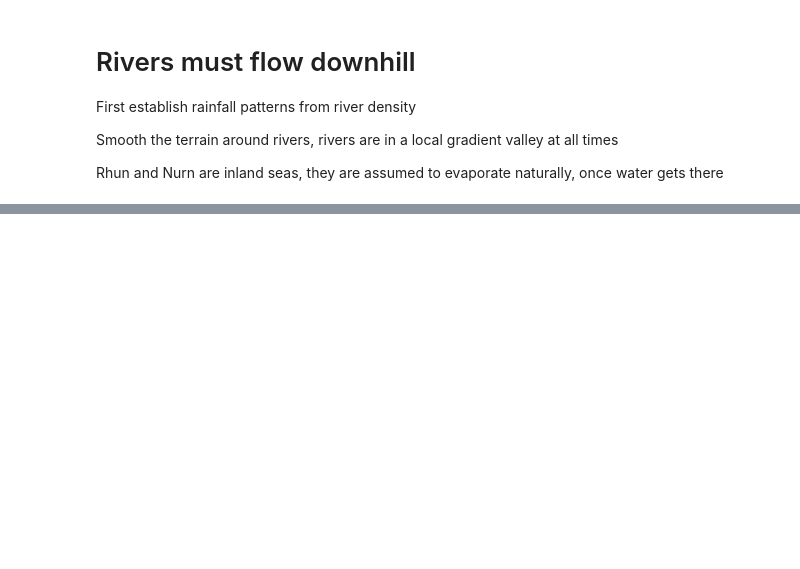
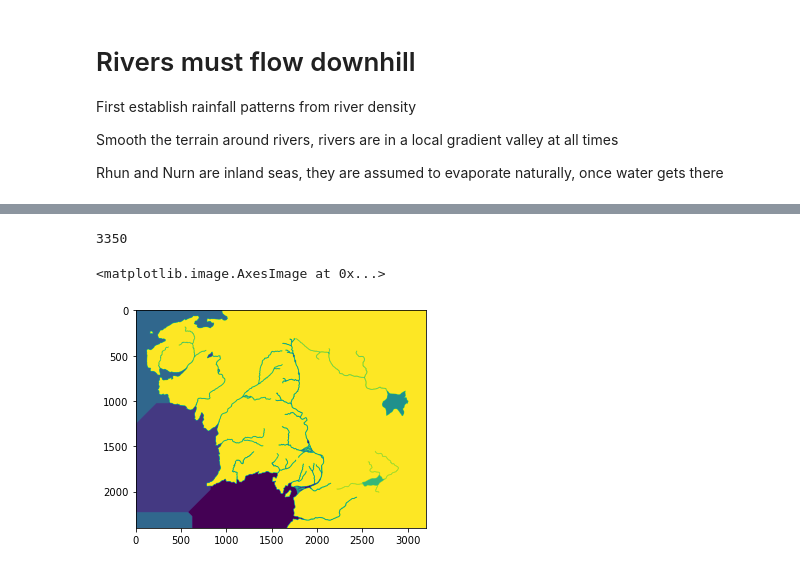
Before and after one commit to vargatn/popdyn_alpha, a Jupyter notebook: notebooks/Rainfall_and_rivers.ipynb, the cells around one changed output, grey strips where cells are left out. Saved outputs shown, nothing was run; the diff lists cells and outputs as text; code cells hidden in the pictures; blank space fills up the shorter version.

```diff
--- a/notebooks/Rainfall_and_rivers.ipynb
+++ b/notebooks/Rainfall_and_rivers.ipynb
@@ -73,0 +101,41 @@ Rhun and Nurn are inland seas, they are assumed to evaporate naturally, once wat
+# %%
+vmap = waters.copy()
+vmap[vmap == 0] = 6
+vmap[vmap == 1] = -1
+
+recent = []
+recent_values = []
+for i, pp in enumerate(points):
+    #vmap[pp[1],pp[0]] = vals[i]
+    recent.append((pp[1], pp[0]))
+    recent_values.append(vals[i])
+
+def color_neighbours(pos, vmap, value, maxes):
+    plist = []
+    vlist = []
+    for a in (-1, 0, 1):
+        for b in (-1, 0, 1):
+            i = pos[0] + a
+            j = pos[1] + b
+            if i > 0 and j > 0 and i < maxes[0] and j < maxes[1] and vmap[i, j] < 0 :
+                vmap[i, j] = value
+                plist.append((i, j))
+                vlist.append(value)
+    return plist, vlist
+
+maxes = vmap.shape
+n = 0
+nmax = 3000
+while len(recent):
+    print("N", n)
+    print(len(recent))
+    new_recent = []
+    new_recent_values = []
+    for i, pp in enumerate(recent):
+        plist, vlist = color_neighbours(pp, vmap, recent_values[i], maxes)
+        new_recent = new_recent + plist
+        new_recent_values = new_recent_values + vlist
+
+    recent = new_recent
+    recent_values = new_recent_values
+    n += 1
@@ -73,0 +169,4 @@ Rhun and Nurn are inland seas, they are assumed to evaporate naturally, once wat
+# %%
+np.sum(vmap == -1)
+# %% [output]
+3350
@@ -73,0 +175,6 @@ Rhun and Nurn are inland seas, they are assumed to evaporate naturally, once wat
+# %%
+plt.imshow(vmap)
+np.sum(vmap==0) > 0:
+# %% [output]
+<matplotlib.image.AxesImage at 0x...>
+[figure, added]
```
Also changed, not shown: parts of 15 cells of this notebook.
